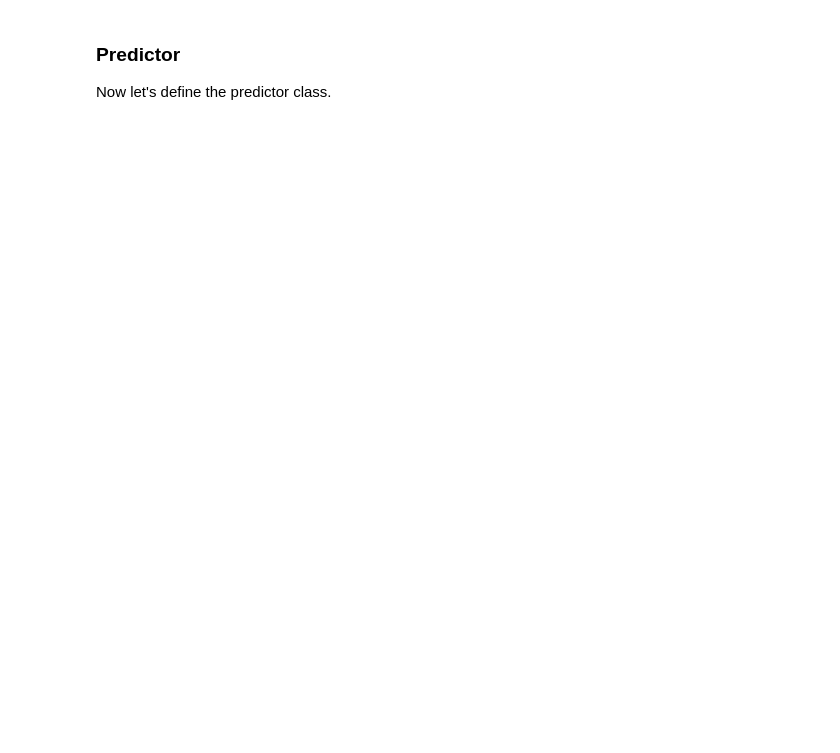
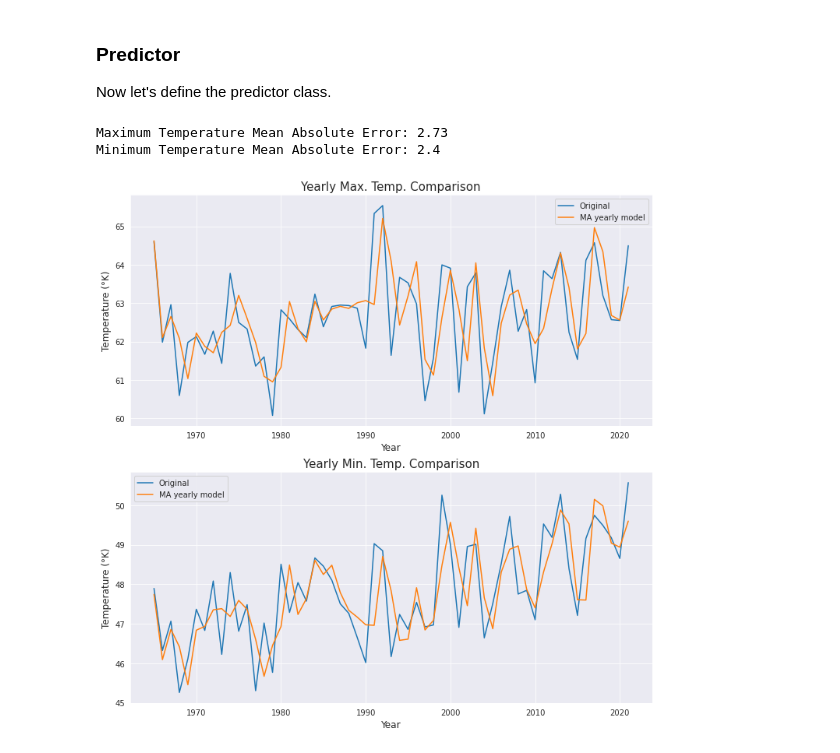
Before and after one commit to CrisLeaf/ny_is_burning, a Jupyter notebook: temperature_analysis.ipynb, the cells around one changed output. Saved outputs shown, nothing was run; the diff lists cells and outputs as text; code cells hidden in the pictures; blank space fills up the shorter version.

```diff
--- a/temperature_analysis.ipynb
+++ b/temperature_analysis.ipynb
@@ -549,3 +552,46 @@ plt.show()
 # %% [markdown]
 ### Predictor
 Now let's define the predictor class.
+# %%
+ma_tmax = AutoReg(monthly_df["tmax_diff1"], lags=12)
+ma_tmin = AutoReg(monthly_df["tmin_diff1"], lags=12)
+# %%
+ma_tmax_fit = ma_tmax.fit()
+ma_tmin_fit = ma_tmin.fit()
+# %%
+tmax_resid = ma_tmax_fit.predict(start=len(train) - 500, end=len(train) + len(test) - 1)
+tmin_resid = ma_tmin_fit.predict(start=len(train) - 500, end=len(train) + len(test) - 1)
+
+ma_tmax_predictions = monthly_df["tmax_lag1"].iloc[-len(test) - 500:] + tmax_resid
+ma_tmin_predictions = monthly_df["tmin_lag1"].iloc[-len(test) - 500:] + tmin_resid
+tmax_mae = mean_absolute_error(monthly_df["TMAX"].iloc[-len(test) - 500:], ma_tmax_predictions)
+tmin_mae = mean_absolute_error(monthly_df["TMIN"].iloc[-len(test) - 500:], ma_tmin_predictions)
+print(f"Maximum Temperature Mean Absolute Error: {round(tmax_mae, 2)}")
+print(f"Minimum Temperature Mean Absolute Error: {round(tmin_mae, 2)}")
+# %% [output]
+Maximum Temperature Mean Absolute Error: 2.73
+Minimum Temperature Mean Absolute Error: 2.4
+# %%
+yearly_monthly_df = monthly_df.iloc[-len(test) - 500:].groupby(pd.Grouper(freq="Y")).mean()
+ma_tmax_yearly_prediction = ma_tmax_predictions.groupby(pd.Grouper(freq="Y")).mean()
+ma_tmin_yearly_prediction = ma_tmin_predictions.groupby(pd.Grouper(freq="Y")).mean()
+# %%
+fig, axes = plt.subplots(nrows=2, figsize=(12, 12))
+
+sns.lineplot(x=yearly_monthly_df.index, y=yearly_monthly_df["TMAX"].values, label="Original",
+             ax=axes[0])
+sns.lineplot(x=yearly_monthly_df.index, y=ma_tmax_yearly_prediction,
+			 label="MA yearly model", ax=axes[0])
+axes[0].set_title("Yearly Max. Temp. Comparison", fontsize=15)
+axes[0].set_ylabel("Temperature (°K)", fontsize=12)
+axes[0].set_xlabel("Year", fontsize=12)
+sns.lineplot(x=yearly_monthly_df.index, y=yearly_monthly_df["TMIN"].values, label="Original",
+             ax=axes[1])
+sns.lineplot(x=yearly_monthly_df.index, y=ma_tmin_yearly_prediction,
+			 label="MA yearly model", ax=axes[1])
+axes[1].set_title("Yearly Min. Temp. Comparison", fontsize=15)
+axes[1].set_ylabel("Temperature (°K)", fontsize=12)
+axes[1].set_xlabel("Year", fontsize=12)
+plt.show()
+# %% [output]
+[figure, added]
```
Also changed, not shown: parts of 14 cells of this notebook.
